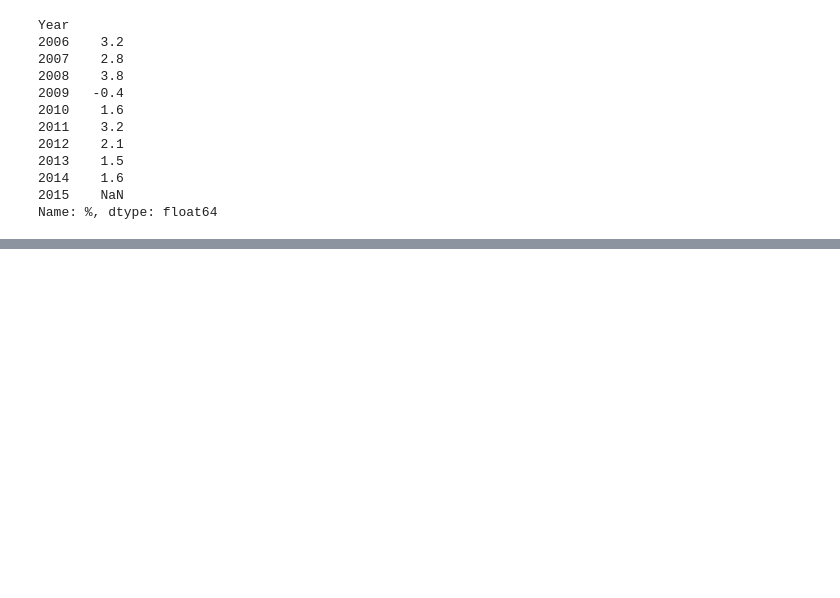
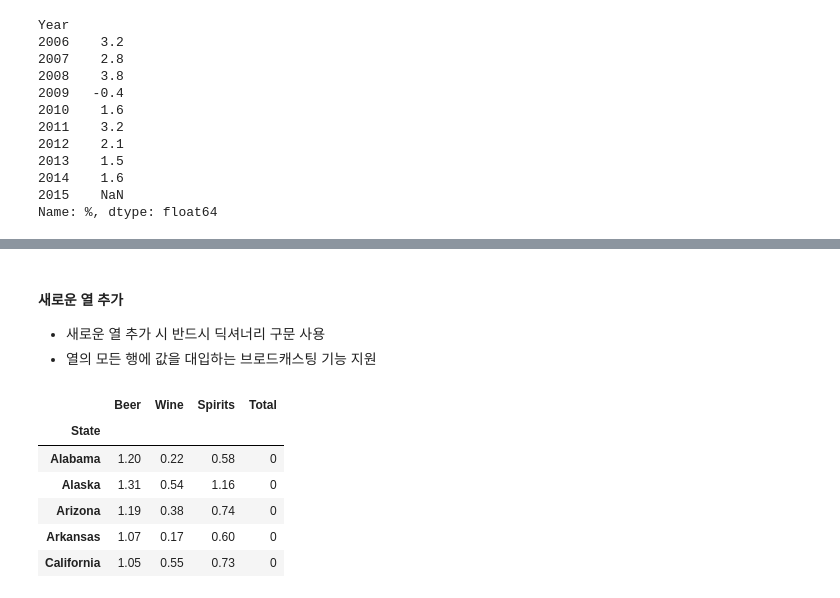
Before and after one commit to GeonKimdcu/python, a Jupyter notebook: dataMining/UNIT 31.ipynb, the cells around one changed output, grey strips where cells are left out. Cells and saved outputs as stored; diff of their text form; code cells hidden in the pictures; blank space fills up the shorter version.

```diff
--- a/dataMining/UNIT 31.ipynb
+++ b/dataMining/UNIT 31.ipynb
@@ -226,0 +289,15 @@ Name: %, dtype: float64
+# %% [markdown]
+#### 새로운 열 추가
+- 새로운 열 추가 시 반드시 딕셔너리 구문 사용
+- 열의 모든 행에 값을 대입하는 브로드캐스팅 기능 지원
+# %%
+alco2009["Total"] = 0
+alco2009.head()
+# %% [output]
+|  | Beer | Wine | Spirits | Total |
+| State |  |  |  |  |
+| Alabama | 1.20 | 0.22 | 0.58 | 0 |
+| Alaska | 1.31 | 0.54 | 1.16 | 0 |
+| Arizona | 1.19 | 0.38 | 0.74 | 0 |
+| Arkansas | 1.07 | 0.17 | 0.60 | 0 |
+| California | 1.05 | 0.55 | 0.73 | 0 |
```
Also changed, not shown: parts of 18 cells of this notebook, 1 other file.
